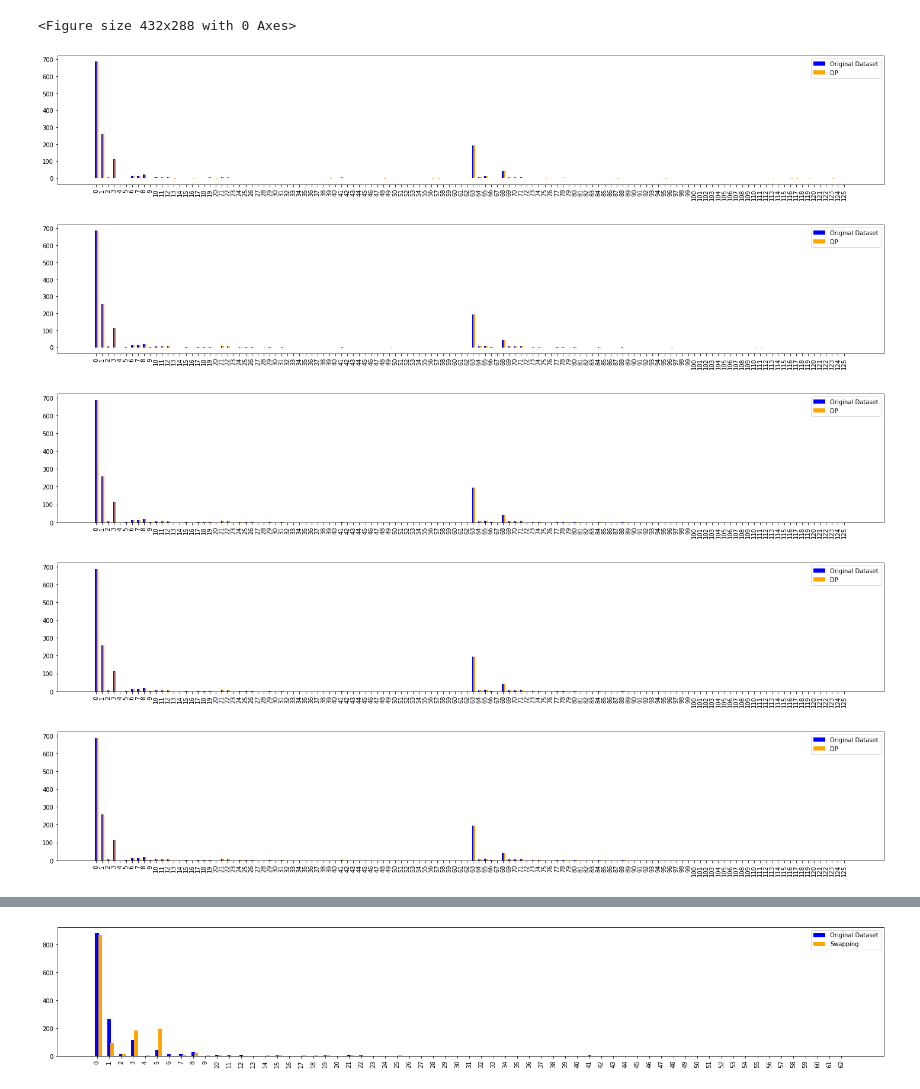
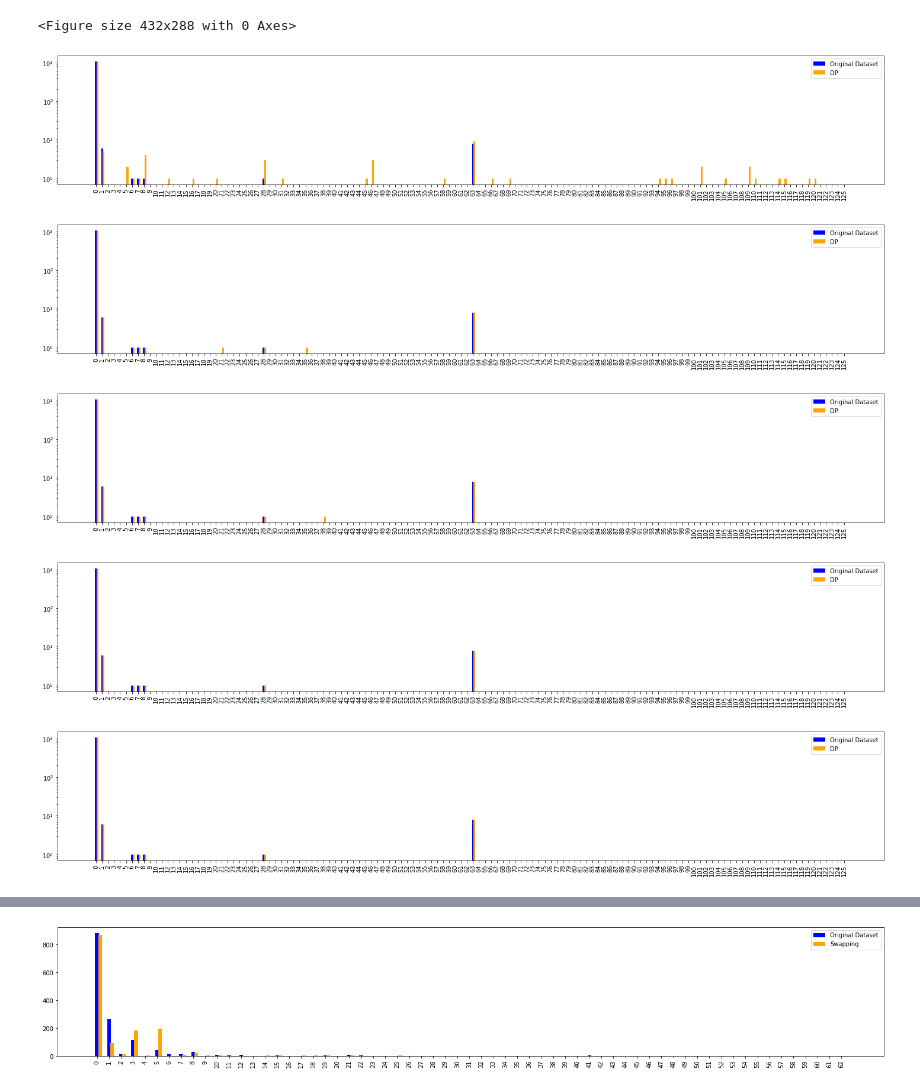
Before and after one commit to sarahrad17/census_v1, a Jupyter notebook: accuracy_measure/bargraph.ipynb, the cells around one changed output, grey strips where cells are left out. Drawn from its saved outputs; the diff is of its cells as text; code cells hidden in the pictures.

```diff
--- a/accuracy_measure/bargraph.ipynb
+++ b/accuracy_measure/bargraph.ipynb
@@ -564,15 +564,15 @@ def make_swap_raceonly(county, file):
     ax1.legend()
 #     ax1.set_yscale("log")
 # %%
-make_dp('alameda', '../dp/newdp_runs2/alameda/dprun_1.96_91.csv')
-make_dp('alameda', '../dp/newdp_runs2/alameda/dprun_3.96_91.csv')
-make_dp('alameda', '../dp/newdp_runs2/alameda/dprun_5.96_91.csv')
-make_dp('alameda', '../dp/newdp_runs2/alameda/dprun_7.96_91.csv')
-make_dp('alameda', '../dp/newdp_runs2/alameda/dprun_9.96_91.csv')
+make_dp('armstrong', '../dp/newdp_runs2/armstrong/dprun_1.96_91.csv')
+make_dp('armstrong', '../dp/newdp_runs2/armstrong/dprun_3.96_91.csv')
+make_dp('armstrong', '../dp/newdp_runs2/armstrong/dprun_5.96_91.csv')
+make_dp('armstrong', '../dp/newdp_runs2/armstrong/dprun_7.96_91.csv')
+make_dp('armstrong', '../dp/newdp_runs2/armstrong/dprun_9.96_91.csv')
 # %% [output]
-[figure, old version]
+[figure, new version]
-[figure, old version]
+[figure, new version]
-[figure, old version]
+[figure, new version]
-[figure, old version]
+[figure, new version]
-[figure, old version]
+[figure, new version]
 # %%
```
Also changed, not shown: parts of 9 cells of this notebook, 3 other files.
